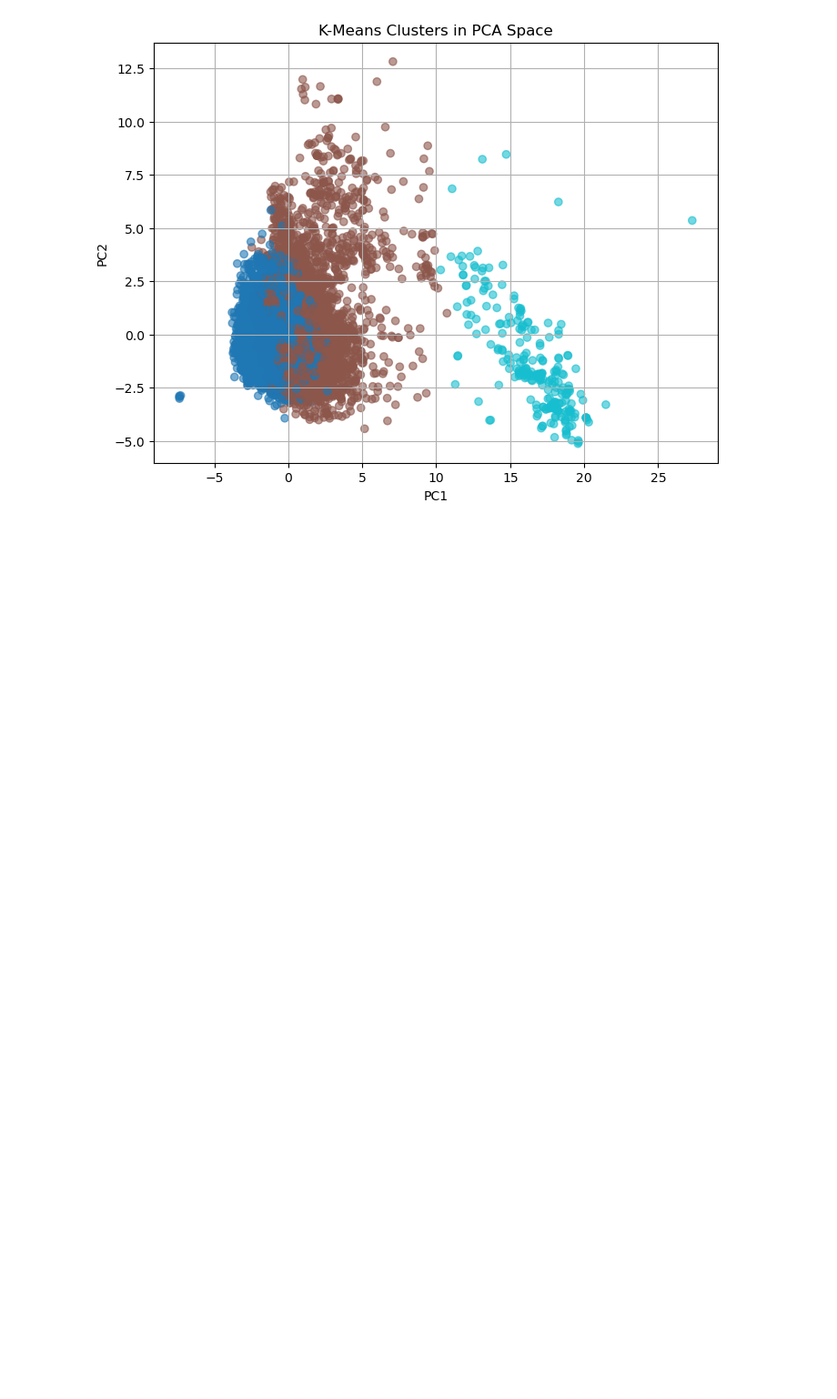
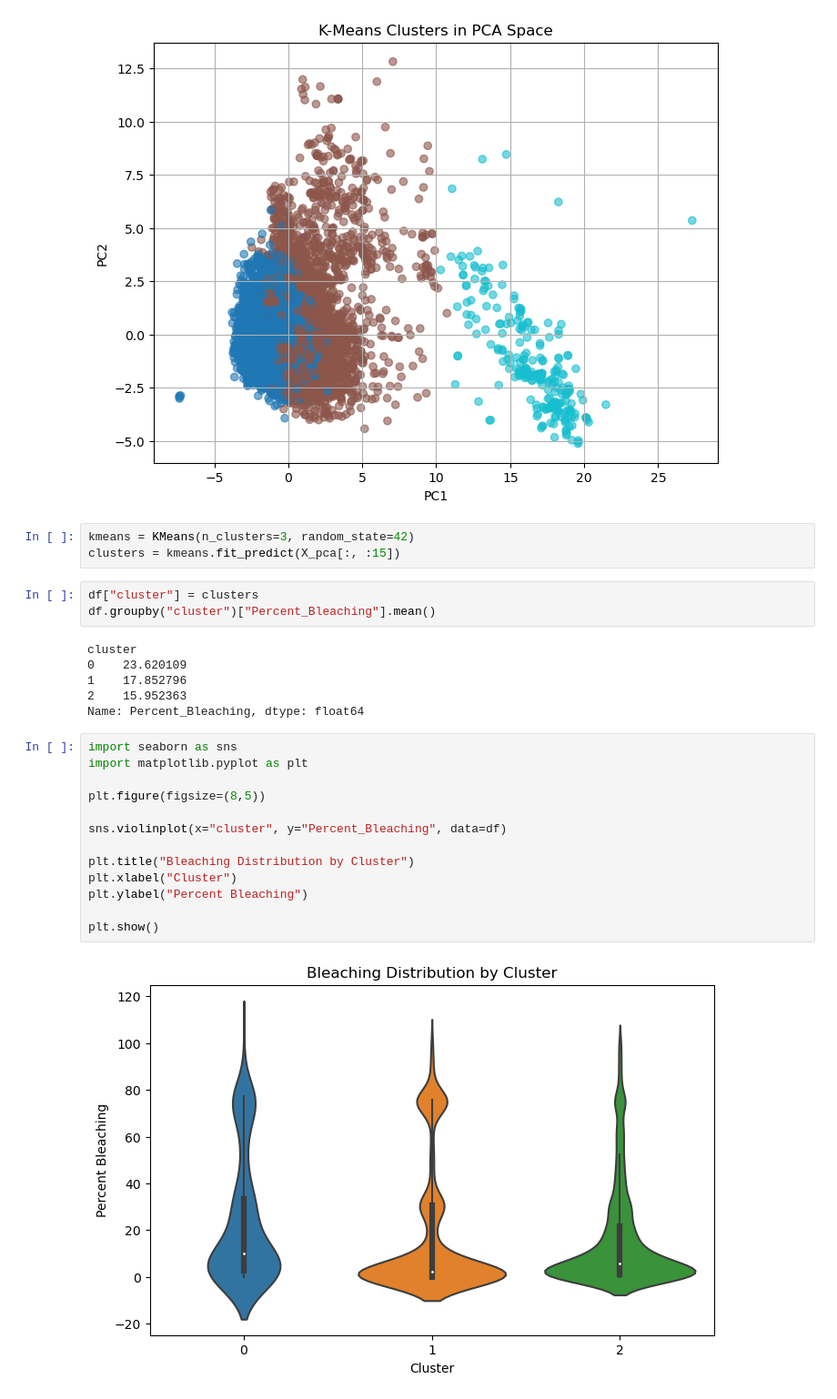
Before and after one commit to gebert98/CSCI4022Project, a Jupyter notebook: AnalysisB.ipynb, the cells around one changed output. Shown at 91% size. Saved outputs shown, nothing was run; the diff lists cells and outputs as text; blank space fills up the shorter version.

```diff
--- a/AnalysisB.ipynb
+++ b/AnalysisB.ipynb
@@ -153,3 +153,30 @@ plt.grid(True)
 plt.show()
 # %% [output]
 [figure]
+# %%
+kmeans = KMeans(n_clusters=3, random_state=42)
+clusters = kmeans.fit_predict(X_pca[:, :15])
+# %%
+df["cluster"] = clusters
+df.groupby("cluster")["Percent_Bleaching"].mean()
+# %% [output]
+cluster
+0    23.620109
+1    17.852796
+2    15.952363
+Name: Percent_Bleaching, dtype: float64
+# %%
+import seaborn as sns
+import matplotlib.pyplot as plt
+
+plt.figure(figsize=(8,5))
+
+sns.violinplot(x="cluster", y="Percent_Bleaching", data=df)
+
+plt.title("Bleaching Distribution by Cluster")
+plt.xlabel("Cluster")
+plt.ylabel("Percent Bleaching")
+
+plt.show()
+# %% [output]
+[figure, added]
```
Also changed, not shown: parts of 1 cell of this notebook, 1 other file.
